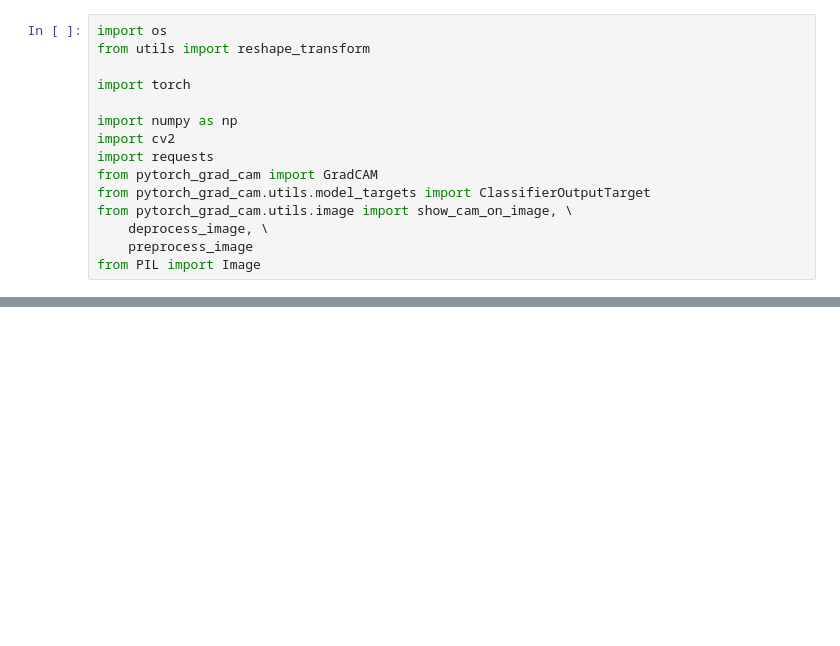
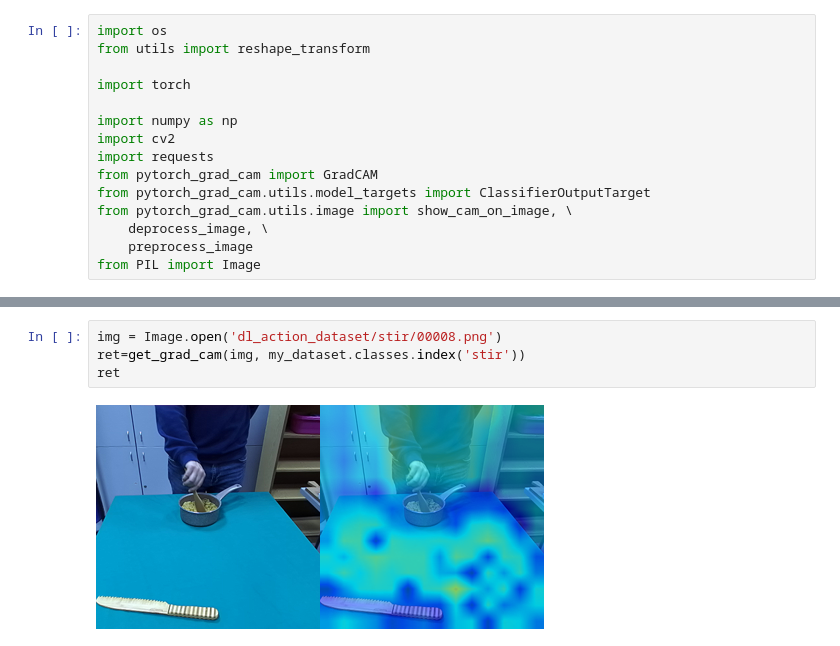
Before and after one commit to eneserdo/DL-Project-Action-Recognition, a Jupyter notebook: visualizations.ipynb, the cells around one changed output, grey strips where cells are left out. Drawn from its saved outputs; the diff is of its cells as text; blank space fills up the shorter version.

```diff
--- a/visualizations.ipynb
+++ b/visualizations.ipynb
@@ -146,0 +150,6 @@ TypeError: pic should be PIL Image or ndarray. Got <class 'torch.Tensor'>
+# %%
+img = Image.open('dl_action_dataset/stir/00008.png')
+ret=get_grad_cam(img, my_dataset.classes.index('stir'))
+ret
+# %% [output]
+[figure, added]
```
Also changed, not shown: parts of 4 cells of this notebook, 2 other files.
